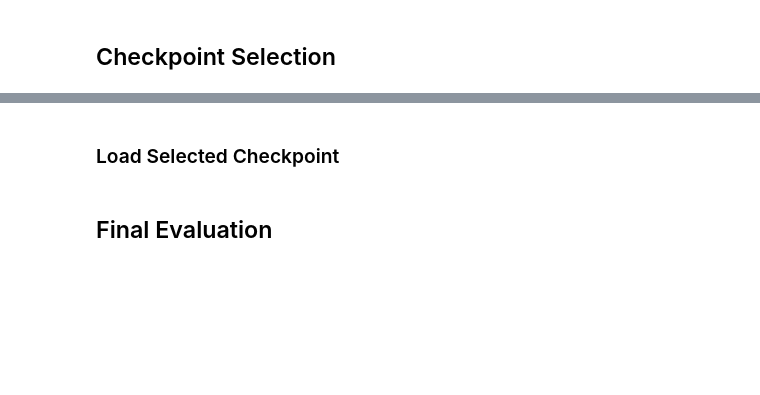
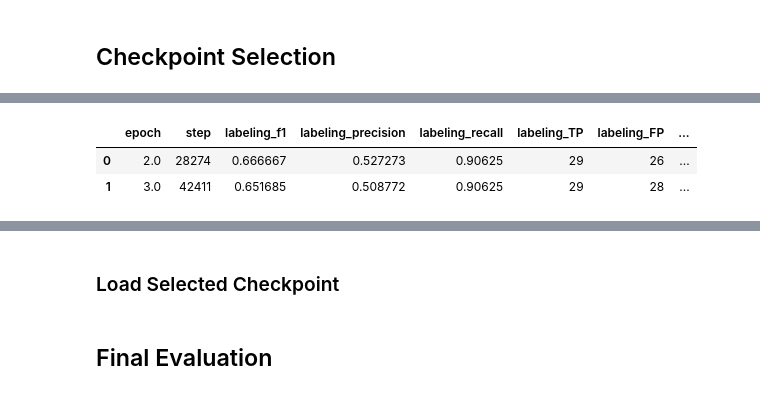
Before and after one commit to dkalchenko01/UA-Locations-NER-Transformers, a Jupyter notebook: notebooks/03_xlm_roberta_large.ipynb, the cells around one changed output, grey strips where cells are left out. Saved outputs shown, nothing was run; the diff lists cells and outputs as text; code cells hidden in the pictures; blank space fills up the shorter version.

```diff
--- a/notebooks/03_xlm_roberta_large.ipynb
+++ b/notebooks/03_xlm_roberta_large.ipynb
@@ -487,3 +563,12 @@ TypeError: argument should be a str or an os.PathLike object where __fspath__ re
+# %%
+pd.DataFrame([
+    log for log in trainer.state.log_history
+    if "labeling_f1" in log
+])[["epoch", "step", "labeling_f1", "labeling_precision", "labeling_recall", "labeling_TP", "labeling_FP", "labeling_FN"]]
+# %% [output]
+|  | epoch | step | labeling_f1 | labeling_precision | labeling_recall | labeling_TP | labeling_FP | ... |
+| 0 | 2.0 | 28274 | 0.666667 | 0.527273 | 0.90625 | 29 | 26 | ... |
+| 1 | 3.0 | 42411 | 0.651685 | 0.508772 | 0.90625 | 29 | 28 | ... |
 # %%
 selected_checkpoint = None
 
```
Also changed, not shown: parts of 43 cells of this notebook.
